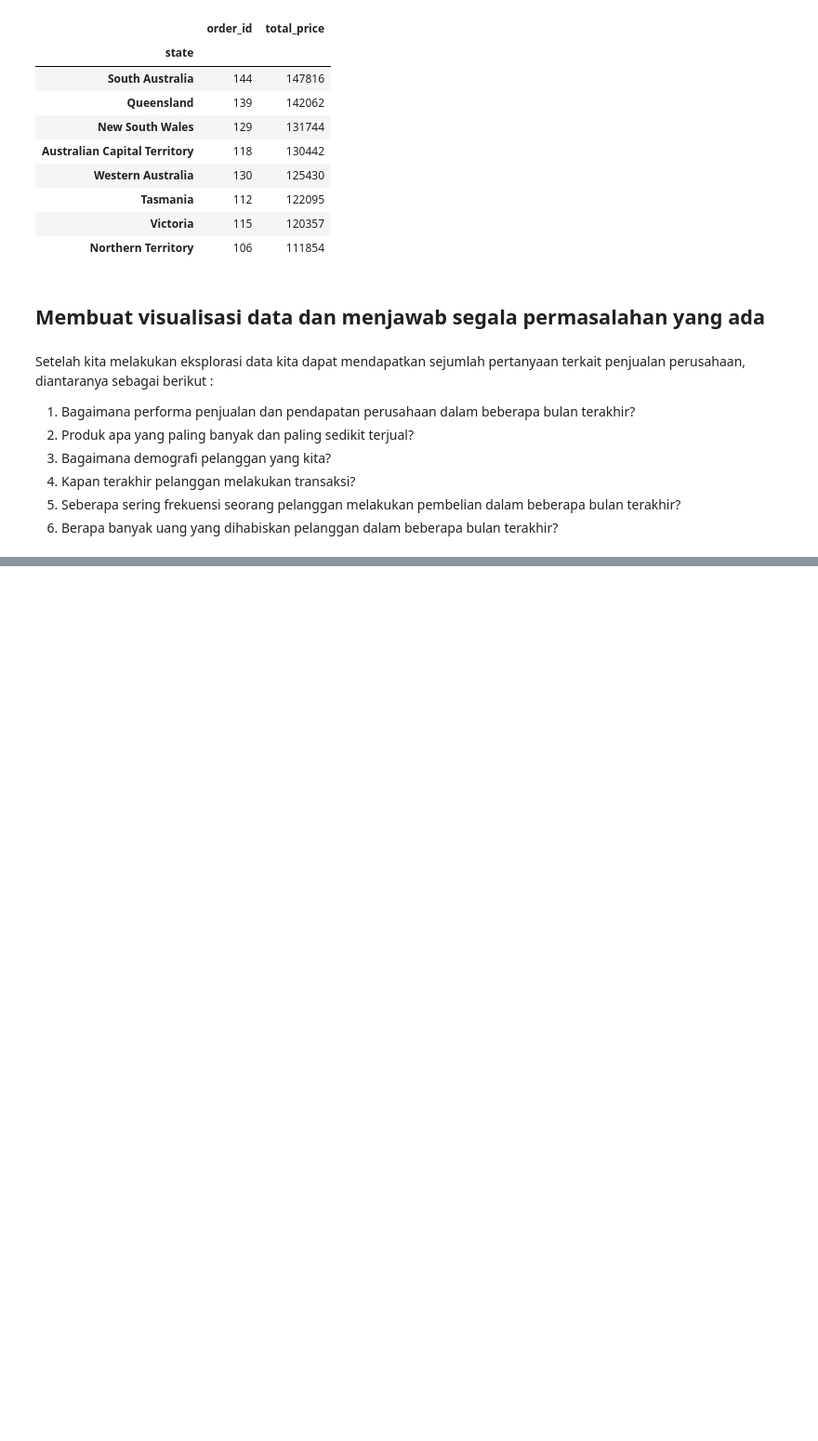
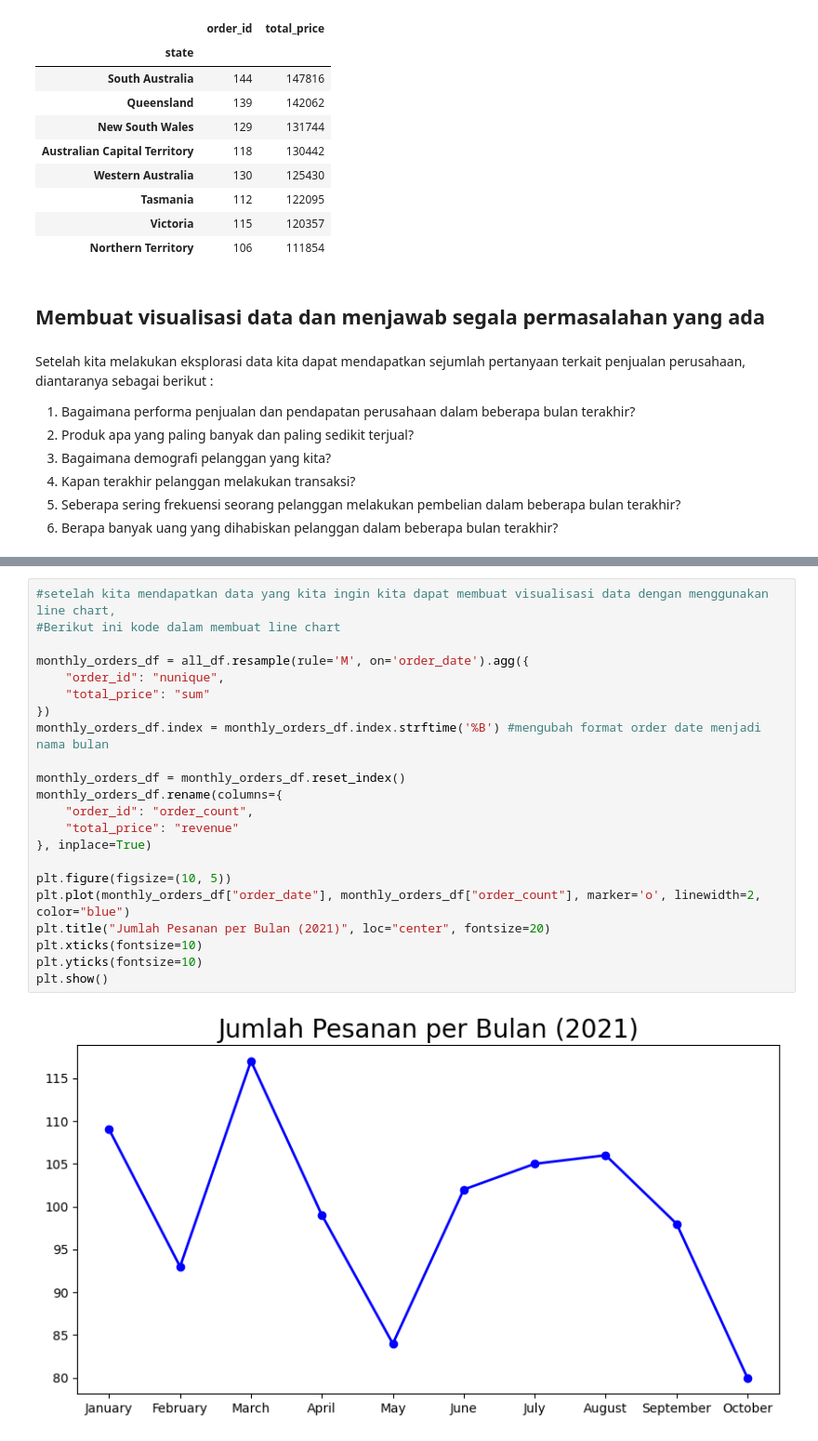
Before and after one commit to Arif-0123/Proyek_Analisis_Data, a Jupyter notebook: Analisis Penjualan/Analisis_Penjualan.ipynb, the cells around one changed output, grey strips where cells are left out. Shown at 93% size. Drawn from its saved outputs; the diff is of its cells as text; blank space fills up the shorter version.

Commit message:
tambah visualisasi data dan segmentasi data

```diff
--- a/Analisis Penjualan/Analisis_Penjualan.ipynb
+++ b/Analisis Penjualan/Analisis_Penjualan.ipynb
@@ -887,0 +911,24 @@ Setelah kita melakukan eksplorasi data kita dapat mendapatkan sejumlah pertanyaa
+# %%
+#setelah kita mendapatkan data yang kita ingin kita dapat membuat visualisasi data dengan menggunakan line chart,
+#Berikut ini kode dalam membuat line chart
+
+monthly_orders_df = all_df.resample(rule='M', on='order_date').agg({
+    "order_id": "nunique",
+    "total_price": "sum"
+})
+monthly_orders_df.index = monthly_orders_df.index.strftime('%B') #mengubah format order date menjadi nama bulan
+
+monthly_orders_df = monthly_orders_df.reset_index()
+monthly_orders_df.rename(columns={
+    "order_id": "order_count",
+    "total_price": "revenue"
+}, inplace=True)
+
+plt.figure(figsize=(10, 5))
+plt.plot(monthly_orders_df["order_date"], monthly_orders_df["order_count"], marker='o', linewidth=2, color="blue")
+plt.title("Jumlah Pesanan per Bulan (2021)", loc="center", fontsize=20)
+plt.xticks(fontsize=10)
+plt.yticks(fontsize=10)
+plt.show()
+# %% [output]
+[figure, added]
```
Also changed, not shown: parts of 25 cells of this notebook.
